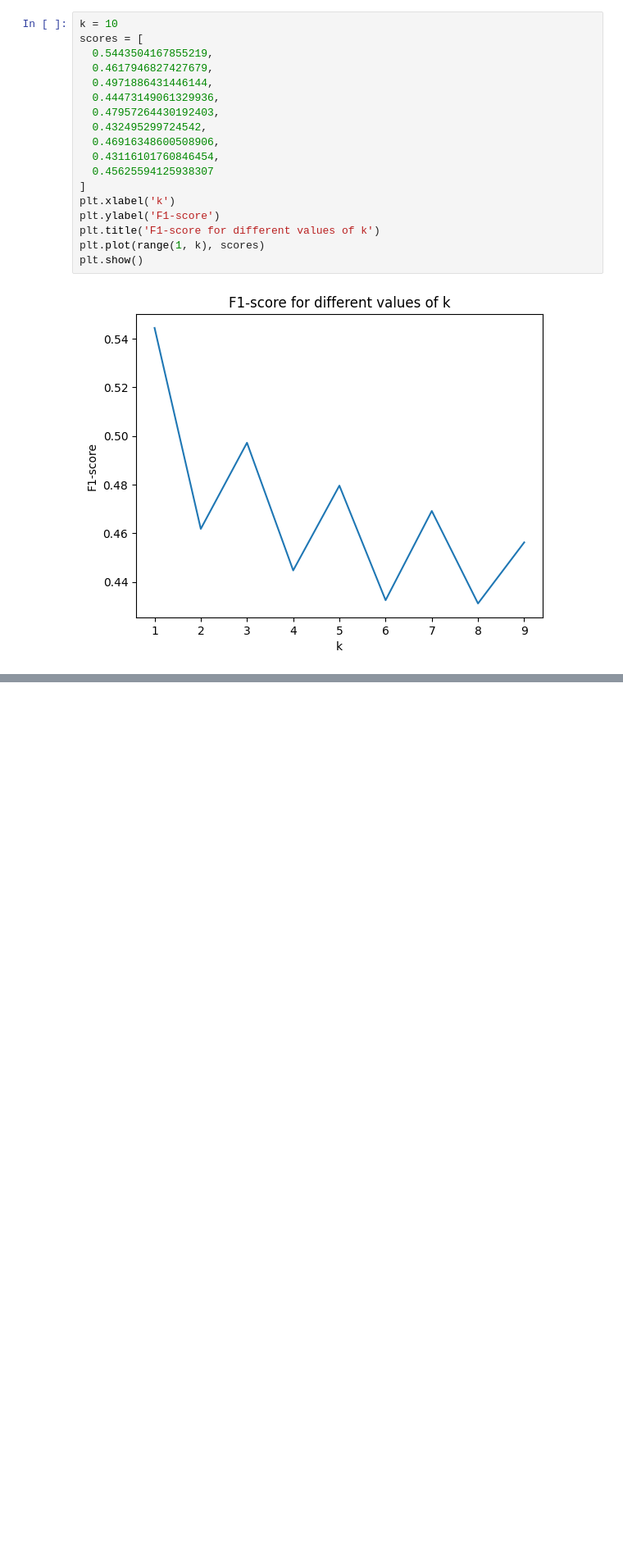
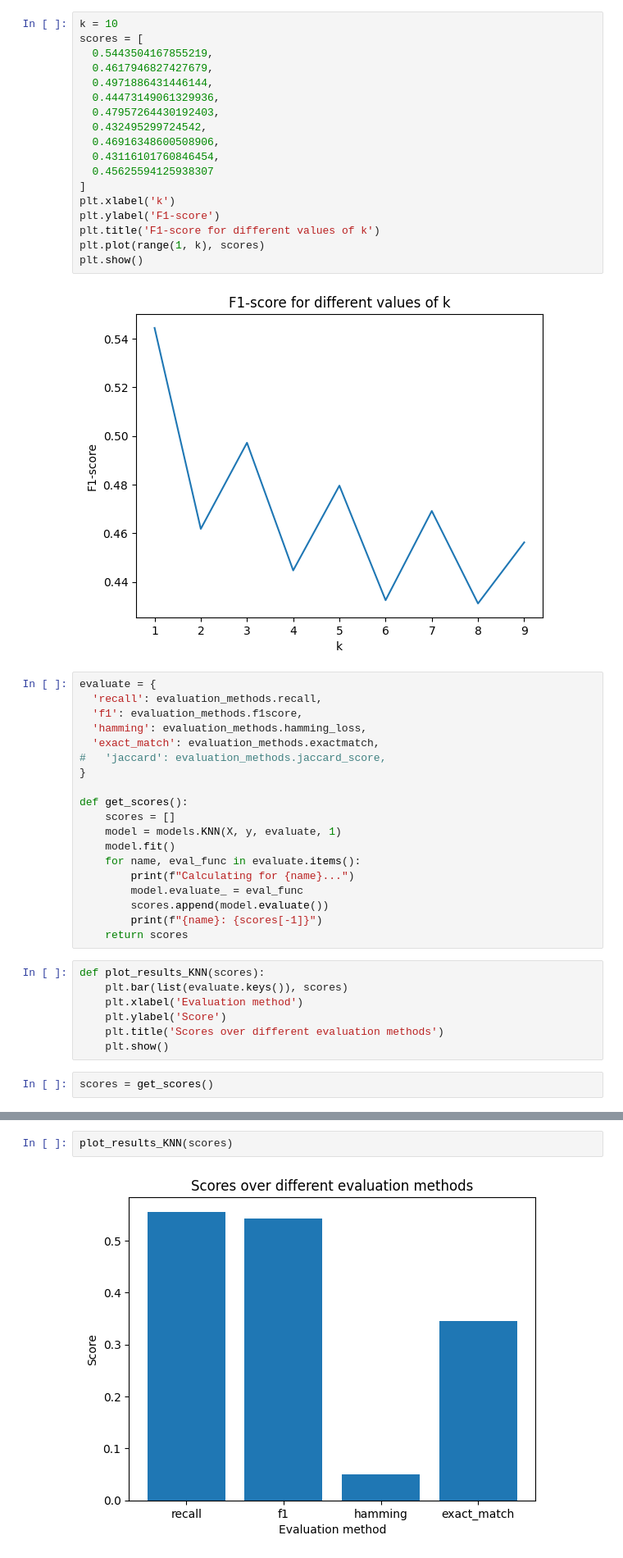
Before and after one commit to PatrykFlama/GameClassifier, a Jupyter notebook: notebooks/plots2.ipynb, the cells around one changed output, grey strips where cells are left out. Shown: that part at 82% size. Drawn from its saved outputs; the diff is of its cells as text; blank space fills up the shorter version.

Commit message:
plot for every eval method

```diff
--- a/notebooks/plots2.ipynb
+++ b/notebooks/plots2.ipynb
@@ -68,3 +45,31 @@ plt.plot(range(1, k), scores)
 plt.show()
 # %% [output]
 [figure]
+# %%
+evaluate = {
+  'recall': evaluation_methods.recall,
+  'f1': evaluation_methods.f1score,
+  'hamming': evaluation_methods.hamming_loss,
+  'exact_match': evaluation_methods.exactmatch,
+#   'jaccard': evaluation_methods.jaccard_score,
+}
+
+def get_scores():
+	scores = []
+	model = models.KNN(X, y, evaluate, 1)
+	model.fit()
+	for name, eval_func in evaluate.items():
+		print(f"Calculating for {name}...")
+		model.evaluate_ = eval_func
+		scores.append(model.evaluate())
+		print(f"{name}: {scores[-1]}")
+	return scores
+# %%
+def plot_results_KNN(scores):
+	plt.bar(list(evaluate.keys()), scores)
+	plt.xlabel('Evaluation method')
+	plt.ylabel('Score')
+	plt.title('Scores over different evaluation methods')
+	plt.show()
+# %%
+scores = get_scores()
@@ -70,0 +85,4 @@ plt.show()
+# %%
+plot_results_KNN(scores)
+# %% [output]
+[figure, added]
```
Also changed, not shown: parts of 2 cells of this notebook, 1 other file.
